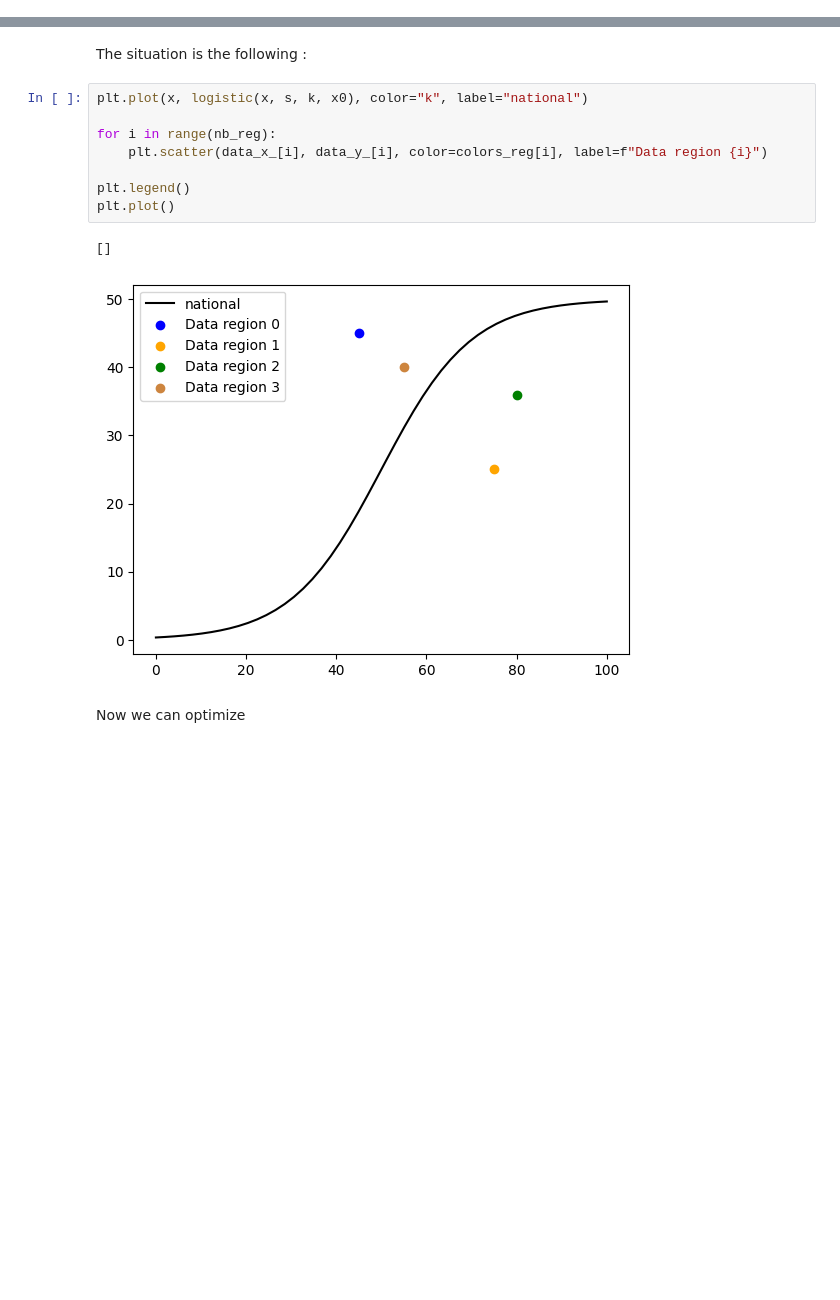
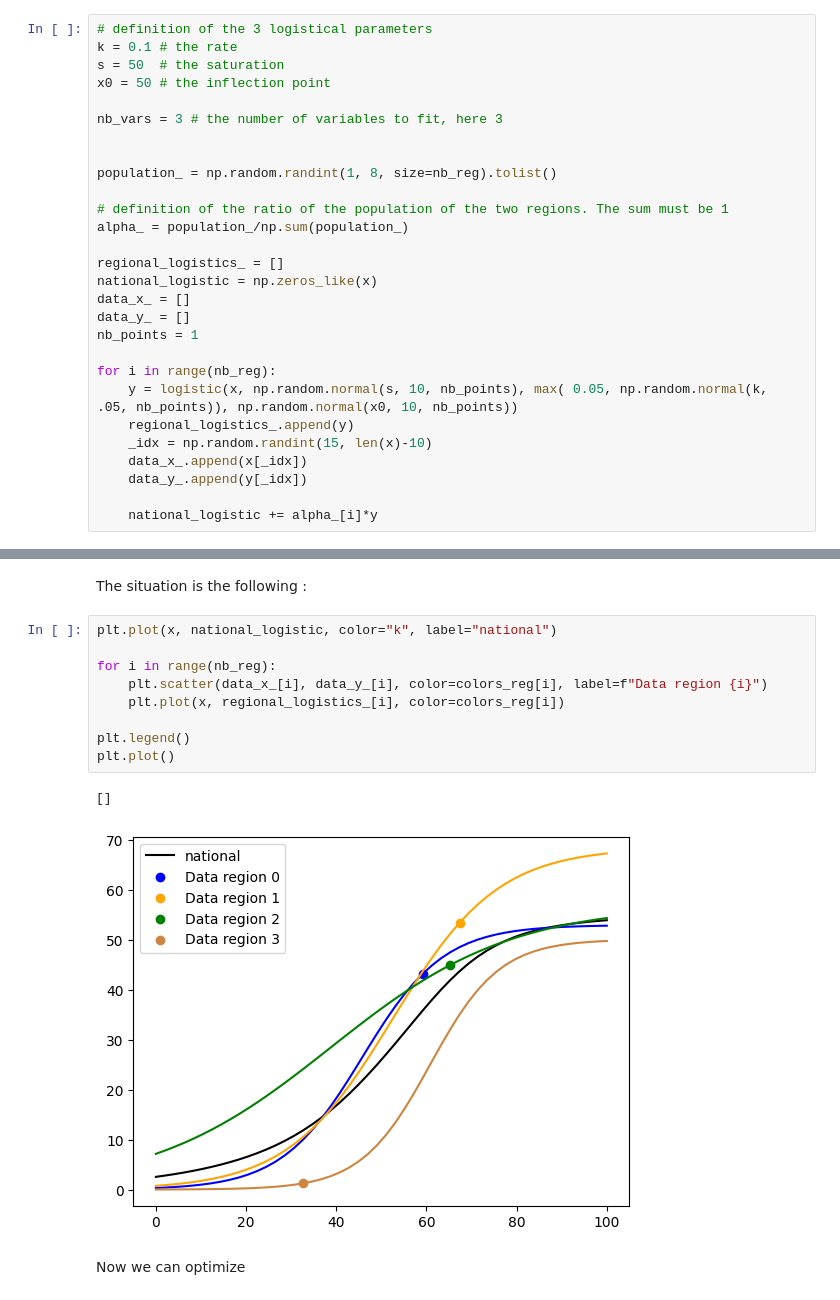
Before and after one commit to ohauterville/spatialization_module_cluster, a Jupyter notebook: regional_logistic.ipynb, the cells around one changed output, grey strips where cells are left out. Cells and saved outputs as stored; diff of their text form; blank space fills up the shorter version.

Commit message:
randomization if the regional logistics

```diff
--- a/regional_logistic.ipynb
+++ b/regional_logistic.ipynb
@@ -48,5 +26,33 @@ if not nb_reg == len(data_y_) == len(alpha_):
 # %%
 def logistic(x, s, k, x0):
     return s / (1 + np.exp(-k*(x-x0)))
+# %%
+# definition of the 3 logistical parameters
+k = 0.1 # the rate
+s = 50  # the saturation
+x0 = 50 # the inflection point
+
+nb_vars = 3 # the number of variables to fit, here 3
+
+
+population_ = np.random.randint(1, 8, size=nb_reg).tolist()
+
+# definition of the ratio of the population of the two regions. The sum must be 1
+alpha_ = population_/np.sum(population_)
+
+regional_logistics_ = []
+national_logistic = np.zeros_like(x)
+data_x_ = []
+data_y_ = []
+nb_points = 1
+
+for i in range(nb_reg):
+    y = logistic(x, np.random.normal(s, 10, nb_points), max( 0.05, np.random.normal(k, .05, nb_points)), np.random.normal(x0, 10, nb_points))
+    regional_logistics_.append(y)
+    _idx = np.random.randint(15, len(x)-10)
+    data_x_.append(x[_idx])
+    data_y_.append(y[_idx])
+
+    national_logistic += alpha_[i]*y
 # %%
 def objective(vars):
@@ -63,16 +70,17 @@ def constraint_datapoint(vars, subregion_idx=0):
 # %% [markdown]
 The situation is the following :
 # %%
-plt.plot(x, logistic(x, s, k, x0), color="k", label="national")
+plt.plot(x, national_logistic, color="k", label="national")
 
 for i in range(nb_reg):
     plt.scatter(data_x_[i], data_y_[i], color=colors_reg[i], label=f"Data region {i}")
+    plt.plot(x, regional_logistics_[i], color=colors_reg[i])
 
 plt.legend()
 plt.plot()
 # %% [output]
 []
-[figure, old version]
+[figure, new version]
 # %% [markdown]
 Now we can optimize
 # %%
```
Also changed, not shown: parts of 7 cells of this notebook.
